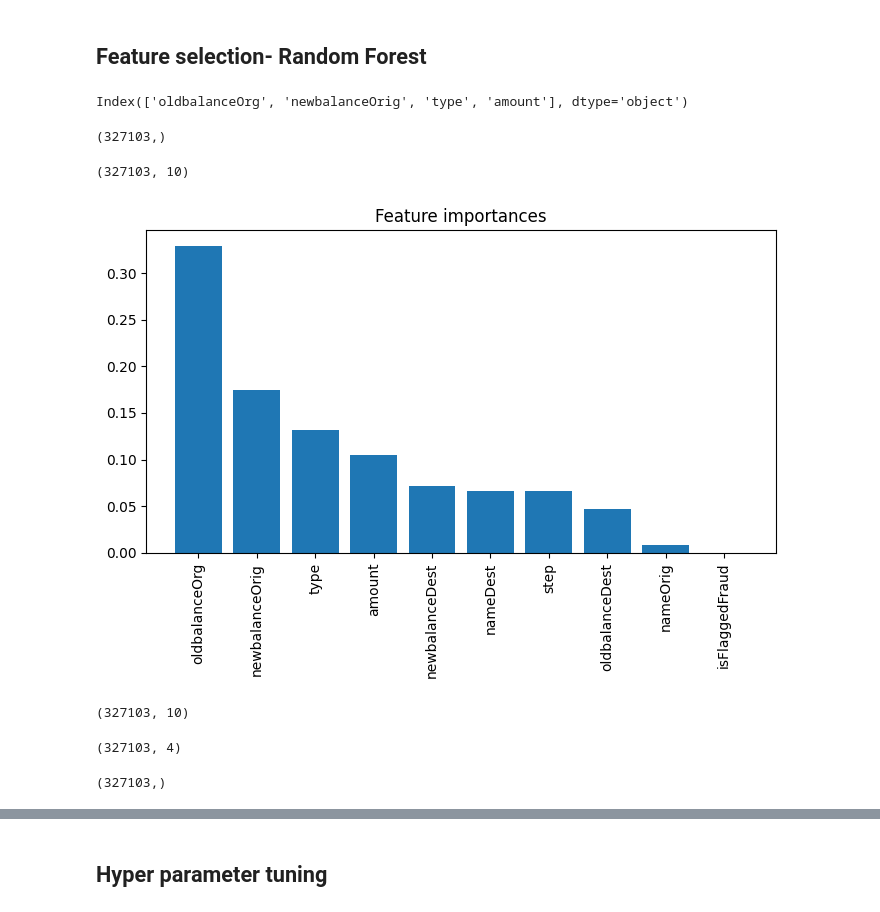
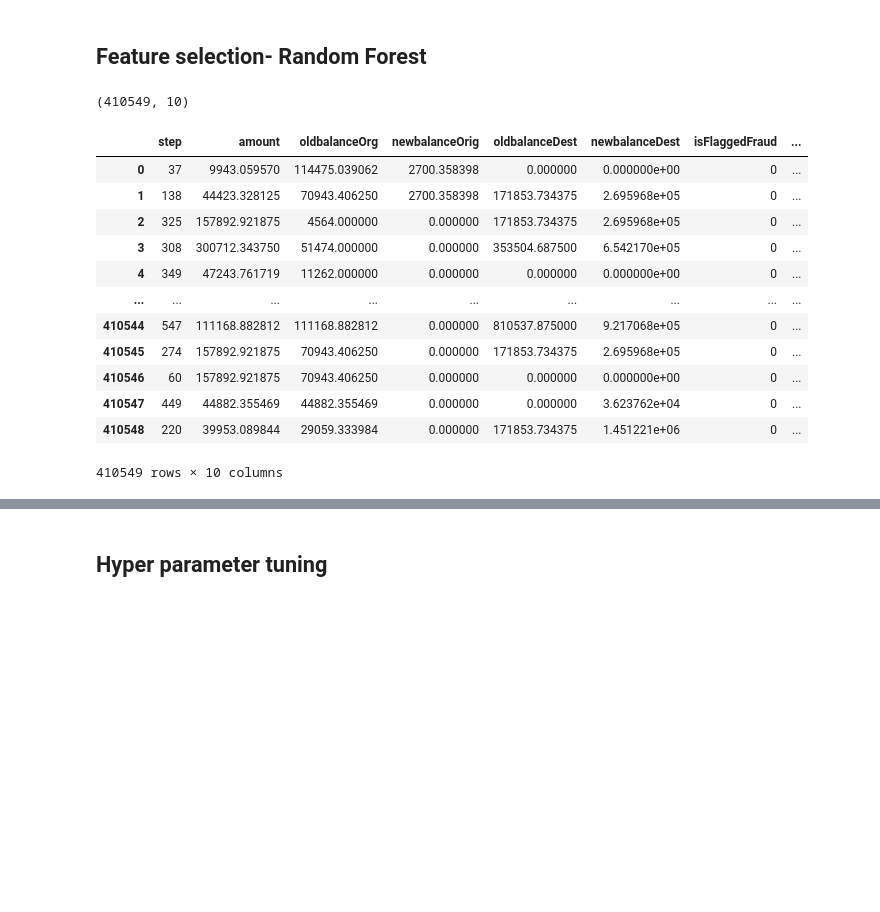
Before and after one commit to amiira-e/fyp, a Jupyter notebook: Subsampling.ipynb, the cells around one changed output, grey strips where cells are left out. Cells and saved outputs as stored; diff of their text form; code cells hidden in the pictures; blank space fills up the shorter version.

```diff
--- a/Subsampling.ipynb
+++ b/Subsampling.ipynb
@@ -129,8 +129,8 @@ from imblearn.over_sampling import SMOTE
 from imblearn.under_sampling import RandomUnderSampler
 
 # Set up the resampling methods
-smote = SMOTE(sampling_strategy=0.2, random_state=42)
-rus = RandomUnderSampler(sampling_strategy=0.7, random_state=42)
+smote = SMOTE(sampling_strategy=0.2,random_state=0)
+rus = RandomUnderSampler(sampling_strategy=0.4, random_state=0)
 
 # Apply the resampling methods
 X_resampled, y_resampled = smote.fit_resample(X_train, y_train)
@@ -285,16 +285,28 @@ importances = rf.feature_importances_
 indices = np.argsort(importances)[::-1]
 top_features = X_train_resampled_final.columns[indices][:4]  # select top 6 features
 print(top_features )
-# %% [output]
-Index(['oldbalanceOrg', 'newbalanceOrig', 'type', 'amount'], dtype='object')
 # %%
 y_train_resampled_final.shape
-# %% [output]
-(327103,)
 # %%
 X_train_resampled_final.shape
 # %% [output]
-(327103, 10)
+(410549, 10)
+# %%
+X_train_resampled_final
+# %% [output]
+|  | step | amount | oldbalanceOrg | newbalanceOrig | oldbalanceDest | newbalanceDest | isFlaggedFraud | ... |
+| 0 | 37 | 9943.059570 | 114475.039062 | 2700.358398 | 0.000000 | 0.000000e+00 | 0 | ... |
+| 1 | 138 | 44423.328125 | 70943.406250 | 2700.358398 | 171853.734375 | 2.695968e+05 | 0 | ... |
+| 2 | 325 | 157892.921875 | 4564.000000 | 0.000000 | 171853.734375 | 2.695968e+05 | 0 | ... |
+| 3 | 308 | 300712.343750 | 51474.000000 | 0.000000 | 353504.687500 | 6.542170e+05 | 0 | ... |
+| 4 | 349 | 47243.761719 | 11262.000000 | 0.000000 | 0.000000 | 0.000000e+00 | 0 | ... |
+| ... | ... | ... | ... | ... | ... | ... | ... | ... |
+| 410544 | 547 | 111168.882812 | 111168.882812 | 0.000000 | 810537.875000 | 9.217068e+05 | 0 | ... |
+| 410545 | 274 | 157892.921875 | 70943.406250 | 0.000000 | 171853.734375 | 2.695968e+05 | 0 | ... |
+| 410546 | 60 | 157892.921875 | 70943.406250 | 0.000000 | 0.000000 | 0.000000e+00 | 0 | ... |
+| 410547 | 449 | 44882.355469 | 44882.355469 | 0.000000 | 0.000000 | 3.623762e+04 | 0 | ... |
+| 410548 | 220 | 39953.089844 | 29059.333984 | 0.000000 | 171853.734375 | 1.451221e+06 | 0 | ... |
+410549 rows × 10 columns
 # %%
 import matplotlib.pyplot as plt
 # Plot feature importances
@@ -304,23 +316,15 @@ plt.bar(range(len(indices)), importances[indices])
 plt.xticks(range(len(indices)), X_train_resampled_final.columns[indices], rotation=90)
 plt.tight_layout()
 plt.show()
-# %% [output]
-[figure, removed]
 # %%
 X_train_resampled_final.shape
-# %% [output]
-(327103, 10)
 # %%
 # Subset X_train to include only selected features
 X_train_selected = X_train_resampled_final[top_features]
 # %%
 X_train_selected.shape
-# %% [output]
-(327103, 4)
 # %%
 y_train_resampled_final.shape
-# %% [output]
-(327103,)
 # %%
 index_of_b = df_sample.columns.get_loc('oldbalanceOrg')
 print(index_of_b)
```
Also changed, not shown: parts of 32 cells of this notebook, 4 other files.
